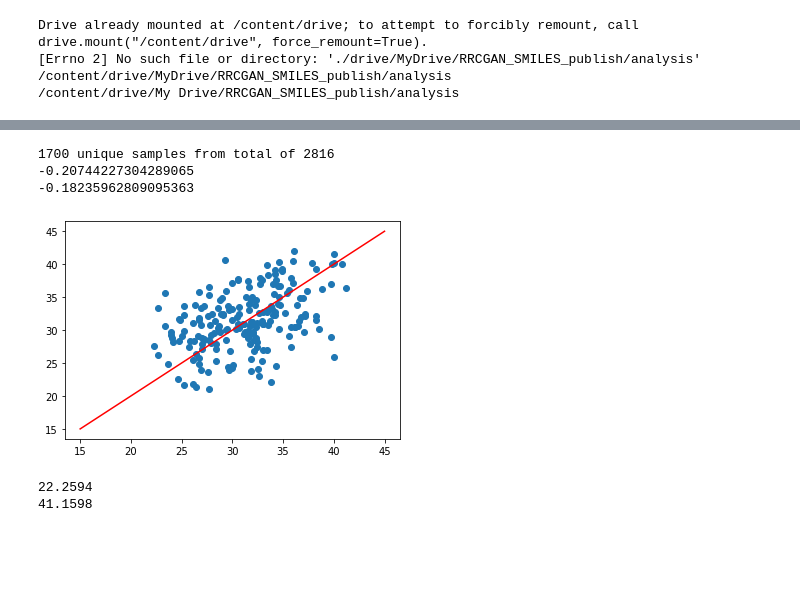
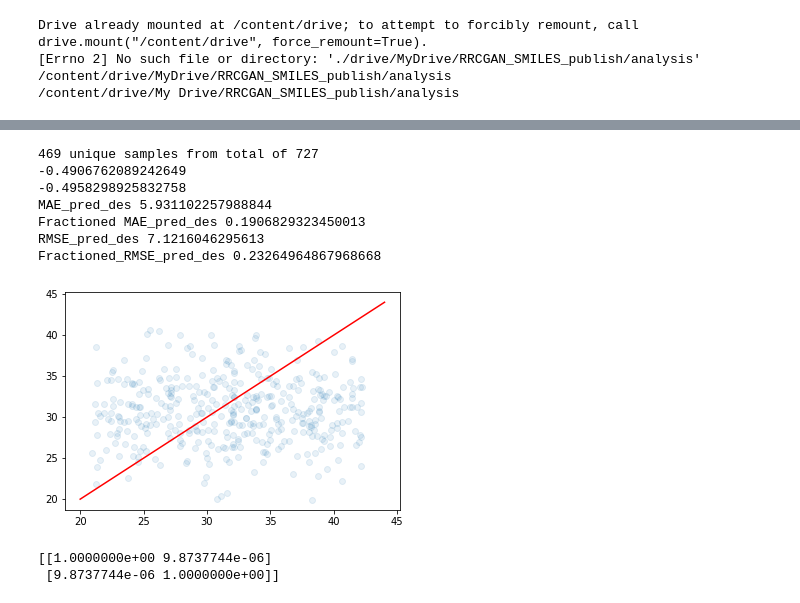
Before and after one commit to sattarik/RRCGAN_SMILES_publish, a Jupyter notebook: analysis/main_analysis_new.ipynb, the cells around one changed output, grey strips where cells are left out. Cells and saved outputs as stored; diff of their text form; code cells hidden in the pictures; blank space fills up the shorter version.

```diff
--- a/analysis/main_analysis_new.ipynb
+++ b/analysis/main_analysis_new.ipynb
@@ -333,28 +317,65 @@ total:  1700
 # %%
 des_cv = np.array (gen_SMILES['des_cv'])
 pred_cv = np.array (gen_SMILES['pred_cv'])
+pred_cv = np.random.normal (31, 4, des_cv.shape[0])
 print ("{} unique samples from total of {}".format(des_cv.shape[0], initial_num_samples))
 
 np.random.seed(0)
 # sampling the generated ones
-idx = np.random.choice (range(0, des_cv.shape[0]), 200, replace=False)
+idx = np.random.choice (range(0, des_cv.shape[0]), 400, replace=False)
 
 des_cv_sampled = des_cv[idx]
 pred_cv_sampled = pred_cv[idx]
 
-plt.scatter (des_cv_sampled, pred_cv_sampled)
-plt.plot([15,45], [15,45], color='red')
+plt.scatter (des_cv_sampled, pred_cv_sampled, alpha=0.1)
+plt.plot([20, 44], [20, 44], color='red')
 
 print (r2_score(des_cv_sampled, pred_cv_sampled))
 print (r2_score(des_cv, pred_cv))
+
+N = des_cv.shape[0]
+MAE_pred_des = mean_absolute_error(pred_cv, des_cv)
+print ("MAE_pred_des", MAE_pred_des)
+# Fractioned MAE, more normalized
+Fractioned_MAE_pred_des = 0
+for pred, des in zip(pred_cv, des_cv):
+    Fractioned_MAE_pred_des = Fractioned_MAE_pred_des +  abs(des-pred)/des
+Fractioned_MAE_pred_des = Fractioned_MAE_pred_des/N
+print ("Fractioned MAE_pred_des", Fractioned_MAE_pred_des)
+
+# root mean squared error (RMSE), sqrt(sklearn ouputs MSE)
+RMSE_pred_des = mean_squared_error(pred_cv, des_cv)**0.5
+print ("RMSE_pred_des", RMSE_pred_des)
+
+Fractioned_RMSE_pred_des = 0
+for pred, des in zip(pred_cv, des_cv):
+    Fractioned_RMSE_pred_des = Fractioned_RMSE_pred_des + ((des-pred)/des)**2
+Fractioned_RMSE_pred_des = (Fractioned_RMSE_pred_des/N)**0.5
+print ("Fractioned_RMSE_pred_des", Fractioned_RMSE_pred_des)
 # %% [output]
-1700 unique samples from total of 2816
--0.20744227304289065
--0.18235962809095363
+469 unique samples from total of 727
+-0.4906762089242649
+-0.4958298925832758
+MAE_pred_des 5.931102257988844
+Fractioned MAE_pred_des 0.1906829323450013
+RMSE_pred_des 7.1216046295613
+Fractioned_RMSE_pred_des 0.23264964867968668
-[figure, old version]
+[figure, new version]
+# %%
+# calculate Pearson's coefficient
+rho = np.corrcoef (des_cv_sampled, pred_cv_sampled)
+print (rho**2)
+# %% [output]
+[[1.0000000e+00 9.8737744e-06]
+ [9.8737744e-06 1.0000000e+00]]
 # %%
-print (np.min(des_cv))
-print (np.max(des_cv))
+""" reading and preprocessing data"""
+with open('./../data/trainingsets/60000_train_regular_qm9/image_train.pickle', 'rb') as f:
+    X_smiles_train, SMILES_train, X_atoms_train, X_bonds_train, y_train0 = pickle.load(f)
+
+with open('./../data/trainingsets/60000_train_regular_qm9/image_test.pickle', 'rb') as f:
+    X_smiles_val, SMILES_val, X_atoms_val, X_bonds_val, y_val0 = pickle.load(f)
+
+with open('./../data/trainingsets/60000_train_regular_qm9/tokenizer.pickle', 'rb') as f:
+    tokenizer = pickle.load(f)
+tokenizer[0] = ' '
-# %% [output]
-22.2594
-41.1598
```
Also changed, not shown: parts of 8 cells of this notebook, 13 other files.
